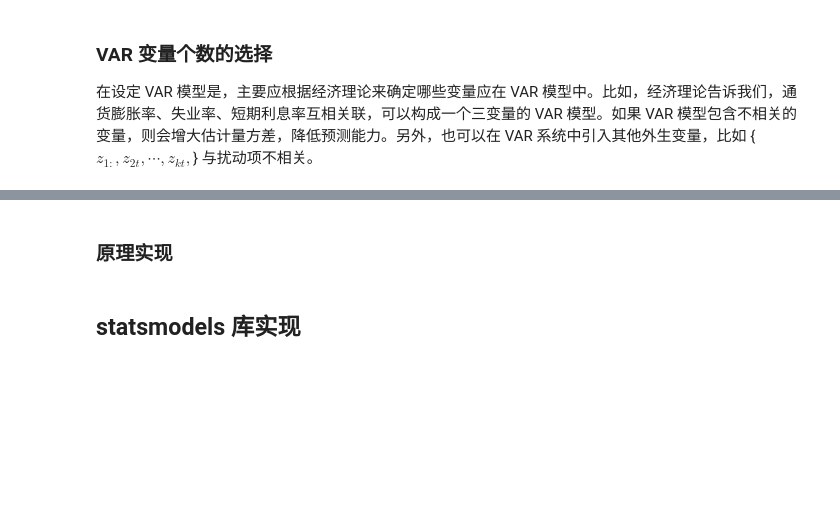
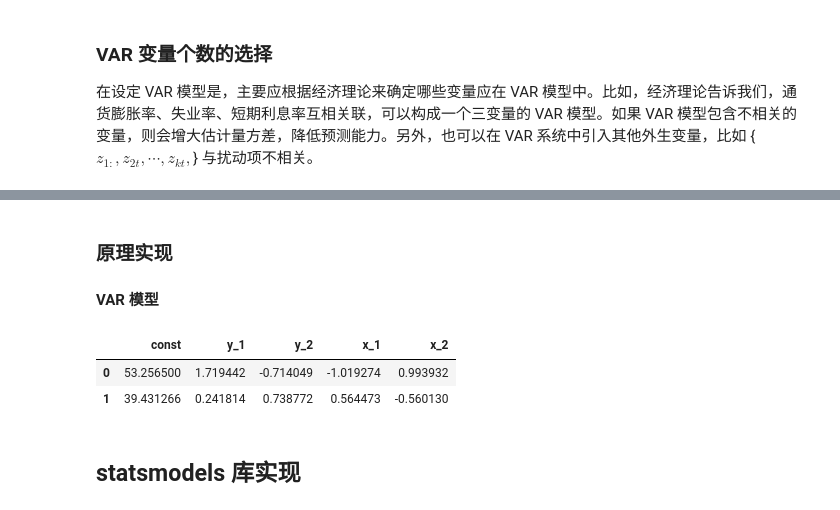
Before and after one commit to lei940324/econometrics, a Jupyter notebook: 金融时间序列/VAR模型.ipynb, the cells around one changed output, grey strips where cells are left out. Cells and saved outputs as stored; diff of their text form; code cells hidden in the pictures; blank space fills up the shorter version.

```diff
--- a/金融时间序列/VAR模型.ipynb
+++ b/金融时间序列/VAR模型.ipynb
@@ -83,5 +128,59 @@ $$\operatorname{BIC}(p) \equiv \ln |\hat{\mathbf{\Sigma}}|+n(n p+1) \frac{\ln T}
 # %% [markdown]
 ### 原理实现
+#### VAR 模型
+# %%
+import pandas as pd
+import statsmodels.api as sm
+
+data = pd.read_excel('../数据/上证指数与沪深300.xlsx')
+Y = data['hs300']
+X = data['sz']
+
+def lag_list(Y, X, p=1, q=1):
+    '''
+    待估计方程：y = c + y(-1) +....+y(-p) + x(-1) + ... + x(-q)
+    获取自回归分布滞后模型的估计向量
+
+    Parameters
+    ----------
+    Y : 被估计变量
+    X : 估计变量
+    p : ADL 模型 Y 的滞后阶数，标量默认为1
+    q : ADL 模型 X 的滞后阶数，标量默认为1
+
+    Returns
+    -------
+    ADLy : ADL 模型被解释变量
+    ADLx : ADL 模型解释变量
+
+    '''
+    ADLx = pd.DataFrame()
+    T = len(Y)
+    ADLy = list(Y[max(p, q):T])
+    for i in range(1, p+1):
+        name = f'y_{i}'
+        ADLx[name] = list(Y[max(p, q)-i:T-i])
+    for i in range(1, q+1):
+        name = f'x_{i}'
+        ADLx[name] = list(X[max(p, q)-i:T-i])
+    return ADLy, ADLx
+
+def VAR(Y, X, lag):
+    ADLy, ADLx = lag_list(Y, X ,p=lag, q=lag)
+    ADLx = sm.add_constant(ADLx)
+    mod = sm.OLS(ADLy, ADLx)
+    a = mod.fit().params
+    ADLy, ADLx = lag_list(X, Y ,p=lag, q=lag)
+    ADLx = sm.add_constant(ADLx)
+    mod = sm.OLS(ADLy, ADLx)
+    b = mod.fit().params
+    return pd.DataFrame([a,b])
+
+VAR(Y, X, 2)
+# %% [output]
+|  | const | y_1 | y_2 | x_1 | x_2 |
+| 0 | 53.256500 | 1.719442 | -0.714049 | -1.019274 | 0.993932 |
+| 1 | 39.431266 | 0.241814 | 0.738772 | 0.564473 | -0.560130 |
 # %% [markdown]
 ## statsmodels 库实现
 # %%
```
Also changed, not shown: parts of 3 cells of this notebook, 1 other file.
